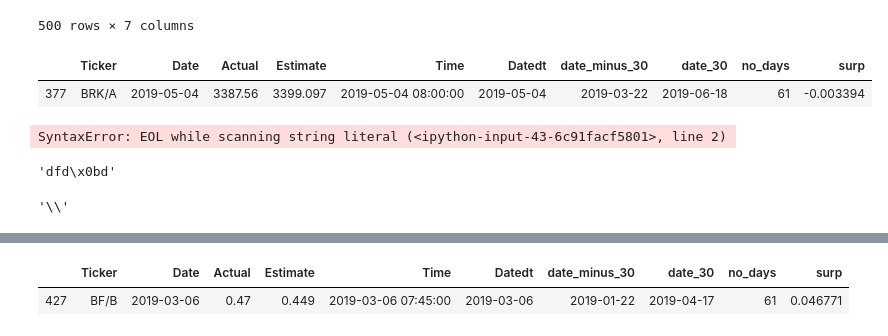
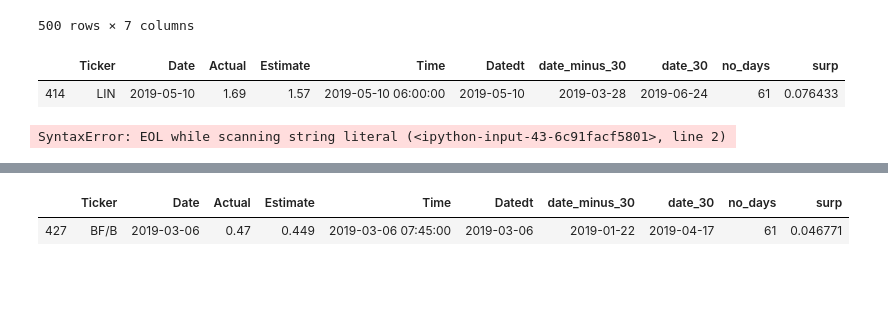
Before and after one commit to wl1830/SPY_equityResearch, a Jupyter notebook: SPY_EquityResearch/find trading date.ipynb, the cells around one changed output, grey strips where cells are left out. Saved outputs shown, nothing was run; the diff lists cells and outputs as text; code cells hidden in the pictures; blank space fills up the shorter version.

```diff
--- a/SPY_EquityResearch/find trading date.ipynb
+++ b/SPY_EquityResearch/find trading date.ipynb
@@ -166,10 +166,10 @@ EPS[['Ticker', 'Actual', 'Estimate', 'Time','Date','date_minus_30', 'date_30']]
 | 499 | CRM | 0.33 | 0.553 | 2019-03-04 16:05:00 | 2019-03-04 | 2019-01-17 | 2019-04-15 |
 500 rows × 7 columns
 # %%
-EPS[EPS['Ticker']=='BRK/A']
+EPS[EPS['Ticker']=='LIN']
 # %% [output]
 |  | Ticker | Date | Actual | Estimate | Time | Datedt | date_minus_30 | date_30 | no_days | surp |
-| 377 | BRK/A | 2019-05-04 | 3387.56 | 3399.097 | 2019-05-04 08:00:00 | 2019-05-04 | 2019-03-22 | 2019-06-18 | 61 | -0.003394 |
+| 414 | LIN | 2019-05-10 | 1.69 | 1.57 | 2019-05-10 06:00:00 | 2019-05-10 | 2019-03-28 | 2019-06-24 | 61 | 0.076433 |
 # %%
 df = EPS.copy()
 df['bask'] = df['Ticker'].apply(lambda x:)
@@ -181,8 +178,0 @@ st = "dfd\vd".replace("\\","\\\\")
-# %%
-st
-# %% [output]
-'dfd\x0bd'
-# %%
-"\\\\"
-# %% [output]
-'\\'
```
Also changed, not shown: parts of 7 cells of this notebook, 1 other file.
